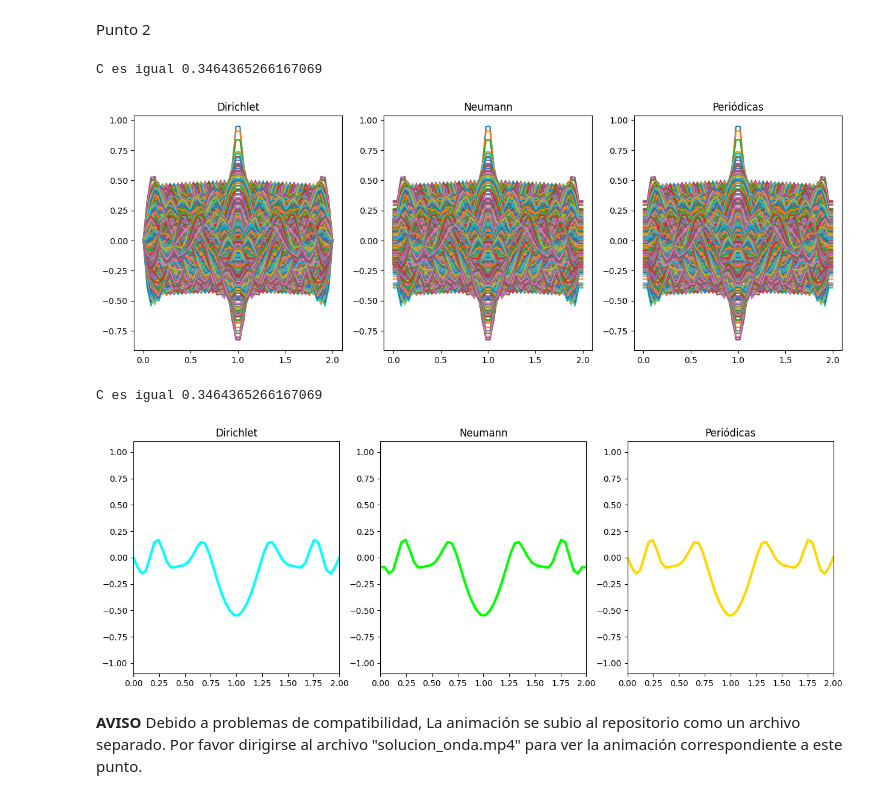
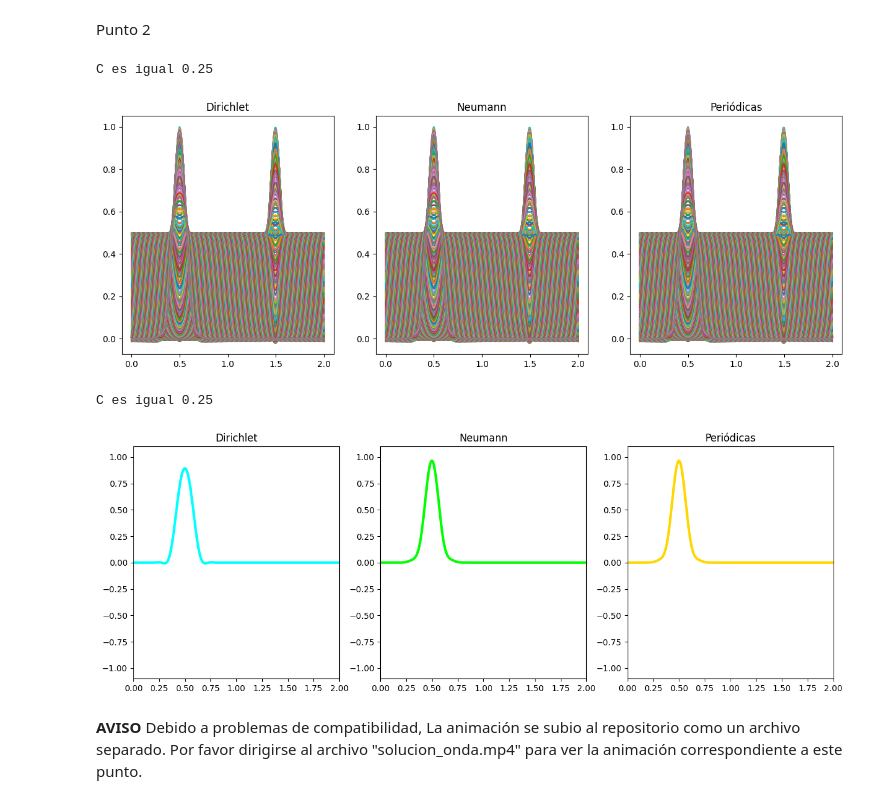
Before and after one commit to EstebanFuentesS/Metodos-Computacionales-2, a Jupyter notebook: Taller4.ipynb, the cells around one changed output. Saved outputs shown, nothing was run; the diff lists cells and outputs as text; code cells hidden in the pictures.

```diff
--- a/Taller4.ipynb
+++ b/Taller4.ipynb
@@ -98,101 +98,103 @@ Debido a problemas de compatibilidad, La animación se subio al repositorio como
 Punto 2
 # %%
 L = 2
-N = 50
-c = 3
-x = np.linspace(0, 2, N)
-dx = L/(N-1)
-Nt = 1000
+c = 1
+dx = 0.01
 T = 8
-dt = T/(Nt-1)
+dt = dx / c * 0.5
 C = (c*dt/dx)**2
+N = int(L / dx) + 1
+Nt = nt = int(T / dt)
 if C > 1:
     raise ValueError("El coeficiente de Courant C es > 1")
 print(f"C es igual {C}")
 
+x = np.linspace(0, 2, N)
 func = np.zeros((Nt, N))
 
 #Aplicar condiciones iniciales
-func[0, :] = np.exp(-125 * (x - 1)**2)
+func[0, :] = np.exp(-125 * (x - (1/2))**2)
 func[1,:] = func[0,:]
 
 #Definir condiciones de frontera
 def dich(f, n):
-    f[n, 0] = 0
-    f[n, -1] = 0
+    f[n+1, 0] = 0
+    f[n+1, -1] = 0
     return f
 
 def neu(f, n):
-    f[n, 0] = f[n, 1]
-    f[n, -1] = f[n, -2]
+    f[n+1, 0] = f[n+1, 1]
+    f[n+1, -1] = f[n+1, -2]
     return f
 
 def per(f, n):
-    f[n, 0] = f[n, -1]
-    #f[n, -1] = f[n, 1]
+    f[n+1, 0] = f[n+1, -2]
+    f[n+1, -1] = f[n+1, 1]
     return f
 
 fig, (ax1, ax2, ax3) = plt.subplots(nrows=1, ncols=3, figsize=(15, 5))
 for i in range(1, Nt-1):
     for j in range(1, N-1):
-        func[i+1,j] = 2*func[i,j] - func[i-1,j]  + C**2*(func[i,j+1] -2*func[i,j] + func[i,j-1])
+        func[i + 1, j] = (2 * func[i, j] - func[i - 1, j] + (c * dt / dx)**2 * ( func[i, j + 1] - 2 * func[i, j] + func[i, j - 1]))
 
     r_dich = dich(func, i)
     ax1.plot(x, r_dich[i,:])
 
     r_neu = neu(func, i)
     ax2.plot(x, r_neu[i,:])
 
     r_per = per(func, i)
     ax3.plot(x, r_per[i,:])
 
 ax1.set_title("Dirichlet")
 ax2.set_title("Neumann")
 ax3.set_title("Periódicas")
 plt.show()
 # %% [output]
-C es igual 0.3464365266167069
+C es igual 0.25
-[figure, old version]
+[figure, new version]
 # %%
 #Extra Punto 2
 L = 2
-N = 50
-c = 3
-x = np.linspace(0, 2, N)
-dx = L / (N - 1)
-Nt = 1000
+c = 1
+dx = 0.01
 T = 8
-dt = T / (Nt - 1)
-C = (c * dt / dx) ** 2
+dt = dx / c * 0.5
+C = (c*dt/dx)**2
+N = int(L / dx) + 1
+Nt = nt = int(T / dt)
 if C > 1:
     raise ValueError("El coeficiente de Courant C es > 1")
 print(f"C es igual {C}")
+
+x = np.linspace(0, 2, N)
 
 func_dich = np.zeros((Nt, N))
 func_neu = np.zeros((Nt, N))
 func_per = np.zeros((Nt, N))
 
-func_dich[0, :] = np.exp(-125 * (x - 1) ** 2)
+func_dich[0, :] = np.exp(-125 * (x - 0.5) ** 2)
 func_dich[1, :] = func_dich[0, :]
 
-func_neu[0, :] = np.exp(-125 * (x - 1) ** 2)
+func_neu[0, :] = np.exp(-125 * (x - 0.5) ** 2)
 func_neu[1, :] = func_neu[0, :]
 
-func_per[0, :] = np.exp(-125 * (x - 1) ** 2)
+func_per[0, :] = np.exp(-125 * (x - 0.5) ** 2)
 func_per[1, :] = func_per[0, :]
 
 def dich(f, n):
-    f[n, 0] = 0
-    f[n, -1] = 0
+    f[n+1, 0] = 0
+    f[n+1, -1] = 0
     return f
 
 def neu(f, n):
-    f[n, 0] = f[n, 1]
-    f[n, -1] = f[n, -2]
+    f[n+1, 0] = f[n+1, 1]
+    f[n+1, -1] = f[n+1, -2]
     return f
 
 def per(f, n):
-    f[n, 0] = f[n, -1]
+    f[n+1, 0] = f[n+1, -2]
+    f[n+1, -1] = f[n+1, 1]
     return f
 
 metadata = dict(title="Muestra Solucíon Animada", artist="Yo")
@@ -213,9 +215,9 @@ line3, = ax3.plot([], [], lw=3, color="gold")
 with writer.saving(fig, "solucion_onda.mp4", 200):
     for i in range(1, Nt - 1):
         for j in range(1, N - 1):
-            func_dich[i + 1, j] = 2 * func_dich[i, j] - func_dich[i - 1, j] + C**2 * (func_dich[i, j + 1] - 2 * func_dich[i, j] + func_dich[i, j - 1])
-            func_neu[i + 1, j] = 2 * func_neu[i, j] - func_neu[i - 1, j] + C**2 * (func_neu[i, j + 1] - 2 * func_neu[i, j] + func_neu[i, j - 1])
-            func_per[i + 1, j] = 2 * func_per[i, j] - func_per[i - 1, j] + C**2 * (func_per[i, j + 1] - 2 * func_per[i, j] + func_per[i, j - 1])
+            func_dich[i + 1, j] = (2 * func_dich[i, j] - func_dich[i - 1, j] + (c * dt / dx)**2 * ( func_dich[i, j + 1] - 2 * func_dich[i, j] + func_dich[i, j - 1]))
+            func_neu[i + 1, j] = (2 * func_neu[i, j] - func_neu[i - 1, j] + (c * dt / dx)**2 * ( func_neu[i, j + 1] - 2 * func_neu[i, j] + func_neu[i, j - 1]))
+            func_per[i + 1, j] = (2 * func_per[i, j] - func_per[i - 1, j] + (c * dt / dx)**2 * ( func_per[i, j + 1] - 2 * func_per[i, j] + func_per[i, j - 1]))
 
         r_dich = dich(func_dich, i)
         line1.set_data(x, r_dich[i, :])
@@ -230,8 +232,8 @@ with writer.saving(fig, "solucion_onda.mp4", 200):
 
 plt.show()
 # %% [output]
-C es igual 0.3464365266167069
+C es igual 0.25
-[figure, old version]
+[figure, new version]
 # %% [markdown]
 **AVISO**
 Debido a problemas de compatibilidad, La animación se subio al repositorio como un archivo separado. Por favor dirigirse al archivo "solucion_onda.mp4" para ver la animación correspondiente a este punto.
```
Also changed, not shown: 1 other file.
